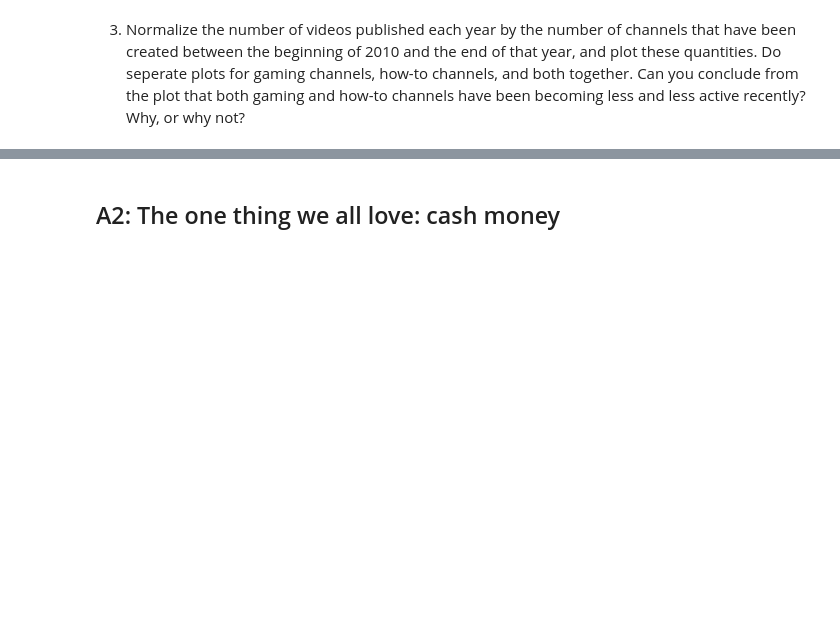
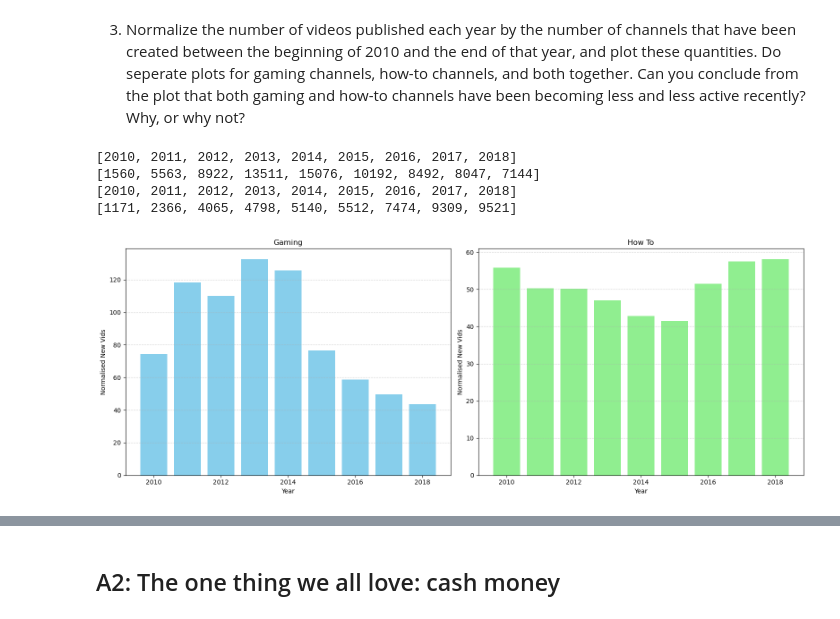
Before and after one commit to kabdelno/PersonalRepo-CS401, a Jupyter notebook: ExamPrep/Old Exams/2019/exam.ipynb, the cells around one changed output, grey strips where cells are left out. Drawn from its saved outputs; the diff is of its cells as text; code cells hidden in the pictures; blank space fills up the shorter version.

```diff
--- a/ExamPrep/Old Exams/2019/exam.ipynb
+++ b/ExamPrep/Old Exams/2019/exam.ipynb
@@ -130,0 +177,41 @@ la question n'était pas claire mais au moins c'est fait.
+# %%
+gaming_10_18 = youtube[youtube['channel_cat'] == 'Gaming']
+
+def categorical(youtube, category):
+    categorical_df = youtube[youtube['channel_cat'] == category]
+    categorical_df_vids = videos_per_year(categorical_df, 2010, 2018)
+    categorical_df_chan = channels_per_year(categorical_df, 2010, 2018)
+    categorical_df_vids['Cumulative Channels'] = categorical_df_chan['Cumulative Channels']
+    categorical_df_vids['normalised'] = categorical_df_vids['Videos']/categorical_df_vids['Cumulative Channels']
+    return categorical_df_vids
+
+gaming = categorical(youtube, 'Gaming')
+howto = categorical(youtube, 'Howto & Style')
+# %% [output]
+[2010, 2011, 2012, 2013, 2014, 2015, 2016, 2017, 2018]
+[1560, 5563, 8922, 13511, 15076, 10192, 8492, 8047, 7144]
+[2010, 2011, 2012, 2013, 2014, 2015, 2016, 2017, 2018]
+[1171, 2366, 4065, 4798, 5140, 5512, 7474, 9309, 9521]
+# %%
+# Create a figure with 2 subplots in 1 row
+fig, axes = plt.subplots(1, 2, figsize=(16, 6))
+
+# Plot for Gaming
+axes[0].bar(x=gaming['Year'], height=gaming['normalised'], width=0.8, color='skyblue')
+axes[0].set_xlabel('Year')
+axes[0].set_ylabel('Normalised New Vids')
+axes[0].set_title('Gaming')
+axes[0].grid(axis='y', linestyle='--', alpha=0.5)
+
+# Plot for How to
+axes[1].bar(x=howto['Year'], height=howto['normalised'], width=0.8, color='lightgreen')
+axes[1].set_xlabel('Year')
+axes[1].set_ylabel('Normalised New Vids')
+axes[1].set_title('How To')
+axes[1].grid(axis='y', linestyle='--', alpha=0.5)
+
+# Adjust layout to prevent overlap
+plt.tight_layout()
+plt.show()
+# %% [output]
+[figure, added]
```
Also changed, not shown: parts of 46 cells of this notebook, 6 other files.
